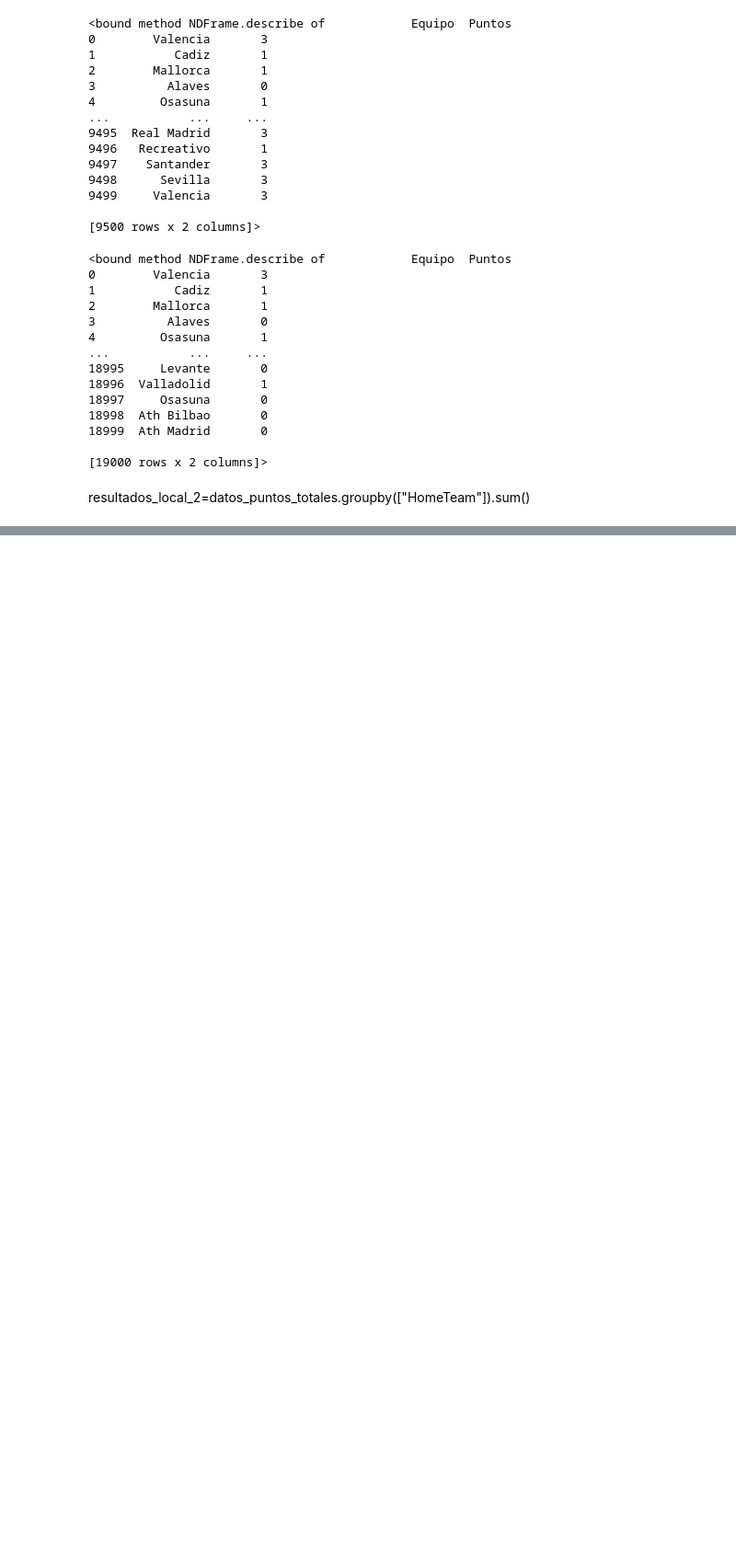
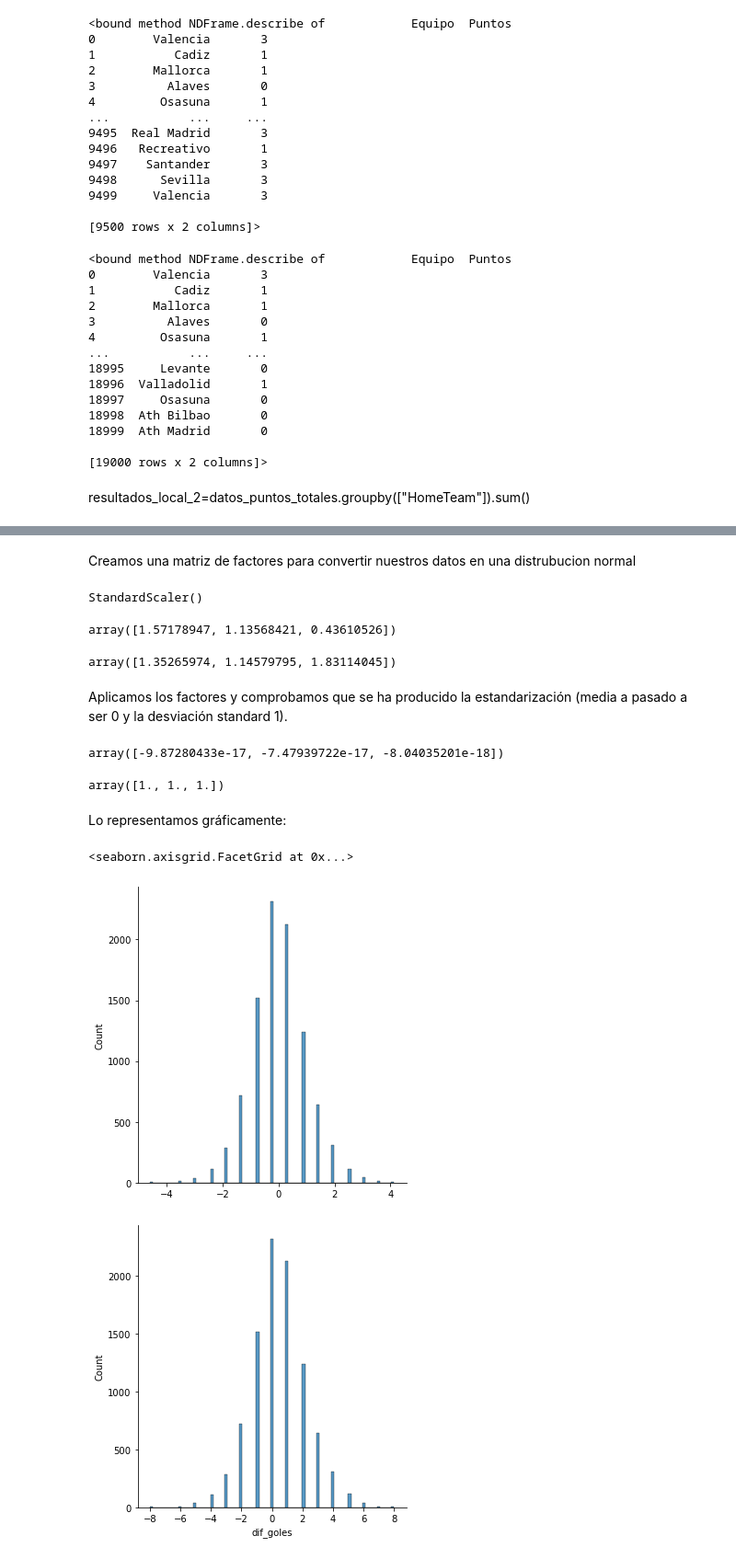
Before and after one commit to tonipelaez/featuring-engineering, a Jupyter notebook: Spring8.ipynb, the cells around one changed output, grey strips where cells are left out. Shown at 92% size. Cells and saved outputs as stored; diff of their text form; code cells hidden in the pictures; blank space fills up the shorter version.

```diff
--- a/Spring8.ipynb
+++ b/Spring8.ipynb
@@ -213,0 +228,38 @@ Cogeremos los datos que habiamos empleado en el Spring 7 y los esandarizaremos.
+# %% [markdown]
+Creamos una matriz de factores para convertir nuestros datos en una distrubucion normal
+# %%
+
+from sklearn.preprocessing import StandardScaler
+scaler = StandardScaler().fit(datos_hipotesis)
+scaler
+# %% [output]
+StandardScaler()
+# %%
+scaler.mean_
+# %% [output]
+array([1.57178947, 1.13568421, 0.43610526])
+# %%
+scaler.scale_
+# %% [output]
+array([1.35265974, 1.14579795, 1.83114045])
+# %% [markdown]
+Aplicamos los factores y comprobamos que se ha producido la estandarización (media a pasado a ser 0 y la desviación standard 1).
+# %%
+x_scaled=scaler.transform(datos_hipotesis)
+# %%
+x_scaled.mean(axis=0)
+# %% [output]
+array([-9.87280433e-17, -7.47939722e-17, -8.04035201e-18])
+# %%
+x_scaled.std(axis=0)
+# %% [output]
+array([1., 1., 1.])
+# %% [markdown]
+Lo representamos gráficamente:
+# %%
+sns.displot(x_scaled[:,2])
+sns.displot(datos_hipotesis["dif_goles"])
+# %% [output]
+<seaborn.axisgrid.FacetGrid at 0x...>
+[figure, added]
+[figure, added]
```
Also changed, not shown: parts of 24 cells of this notebook.
